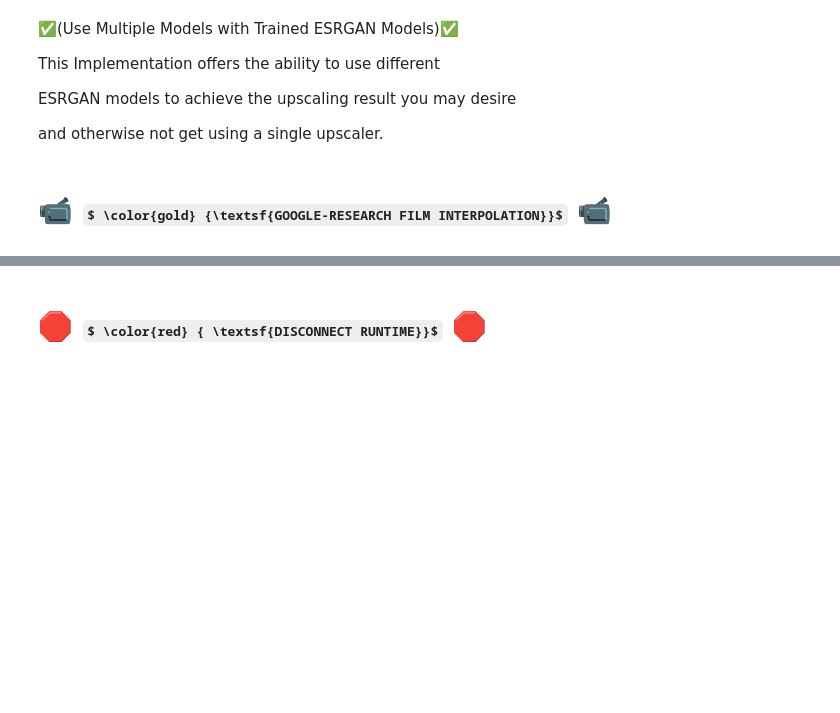
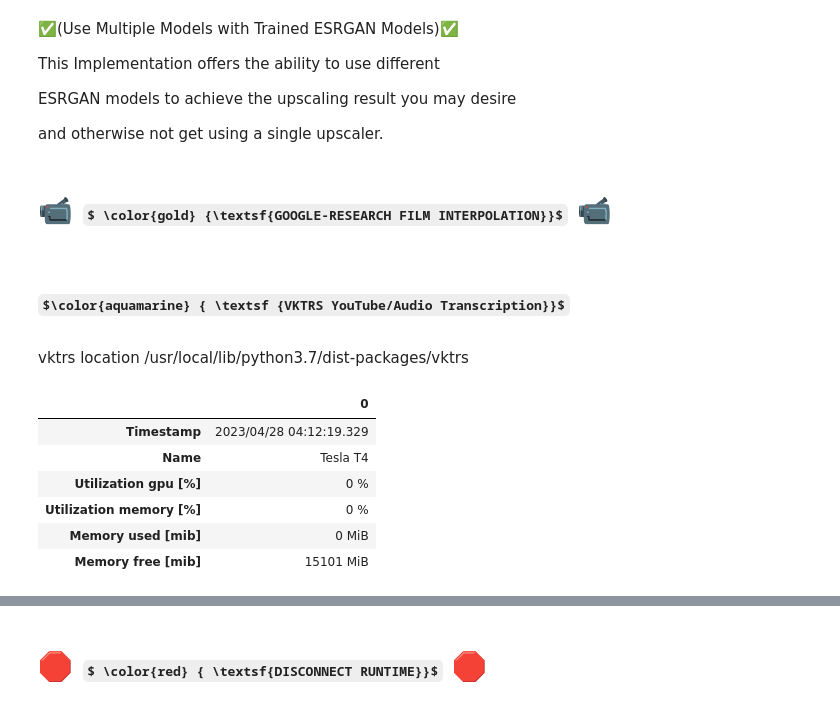
Before and after one commit to AIManifest/deforum-stable-diffusion, a Jupyter notebook: Deforum_Stable_Diffusion.ipynb, the cells around one changed output, grey strips where cells are left out. Saved outputs shown, nothing was run; the diff lists cells and outputs as text; code cells hidden in the pictures; some formulas as TeX source; blank space fills up the shorter version.

```diff
--- a/Deforum_Stable_Diffusion.ipynb
+++ b/Deforum_Stable_Diffusion.ipynb
@@ -8779,3 +9287,51 @@ for image in tqdm(natsorted(images)):
 
 cv2.destroyAllWindows()
 video.release()
+# %% [markdown]
+# $\color{aquamarine} { \textsf {VKTRS YouTube/Audio Transcription}}$
+# %% [markdown]
+vktrs location /usr/local/lib/python3.7/dist-packages/vktrs
+# %%
+#@title $\color{aquamarine} { \textsf {📊 Check GPU Status}}$
+
+try:
+    from vktrs.utils import gpu_info
+except:
+    import pandas as pd
+    import subprocess
+
+    def gpu_info():
+        outv = subprocess.run([
+            'nvidia-smi',
+                # these lines concatenate into a single query string
+                '--query-gpu='
+                'timestamp,'
+                'name,'
+                'utilization.gpu,'
+                'utilization.memory,'
+                'memory.used,'
+                'memory.free,'
+                ,
+            '--format=csv'
+            ],
+            stdout=subprocess.PIPE).stdout.decode('utf-8')
+
+        header, rec = outv.split('\n')[:-1]
+        return pd.DataFrame({' '.join(k.strip().split('.')).capitalize():v for k,v in zip(header.split(','), rec.split(','))}, index=[0]).T
+
+gpu_info()
+
+
+# from google.colab import drive
+# drive.mount('/content/drive')
+
+# !pip install -U pip
+# !pip install -U rich
+# %% [output]
+|  | 0 |
+| Timestamp | 2023/04/28 04:12:19.329 |
+| Name | Tesla T4 |
+| Utilization gpu [%] | 0 % |
+| Utilization memory [%] | 0 % |
+| Memory used [mib] | 0 MiB |
+| Memory free [mib] | 15101 MiB |
```
Also changed, not shown: parts of 42 cells of this notebook.
